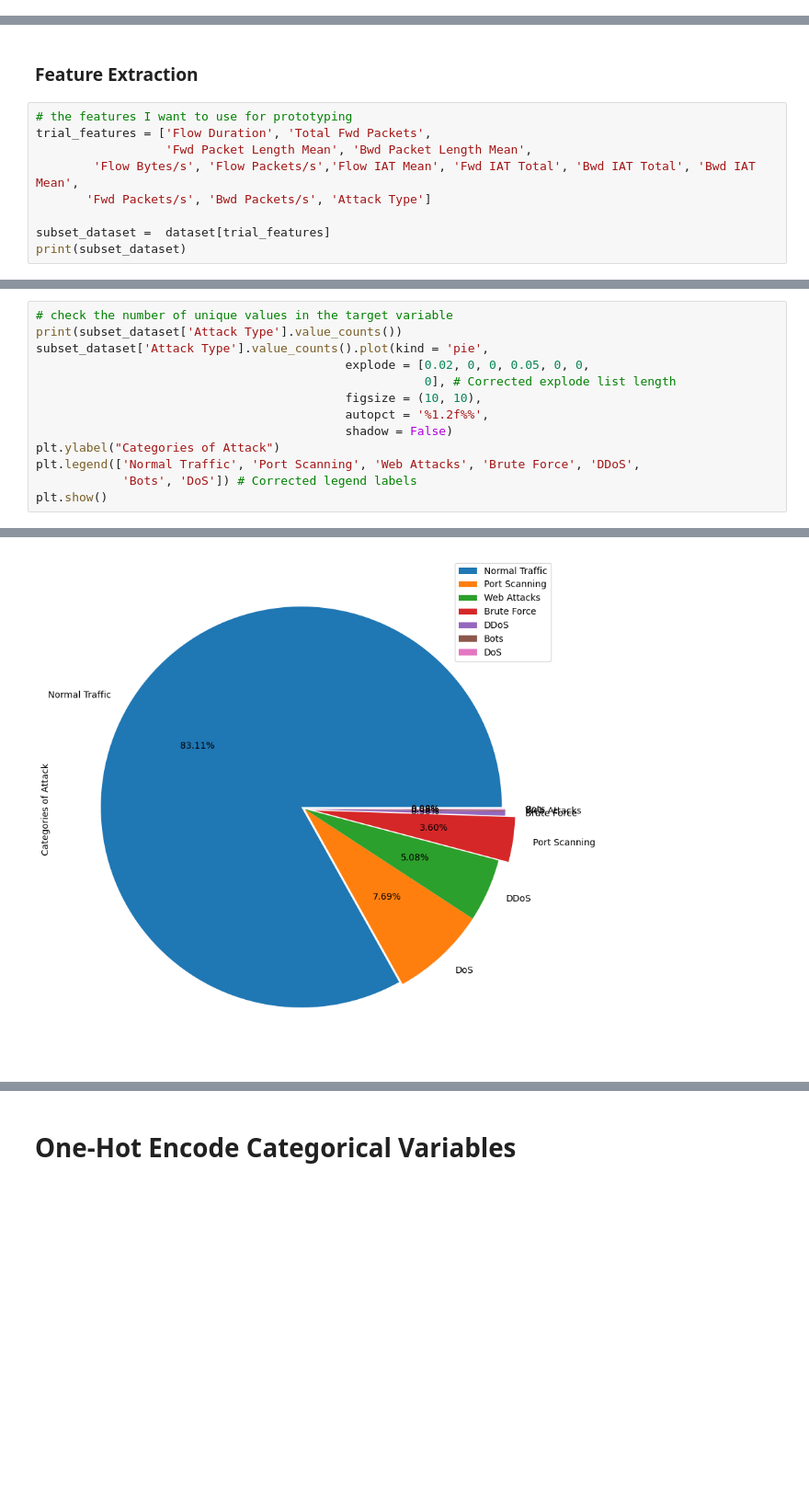
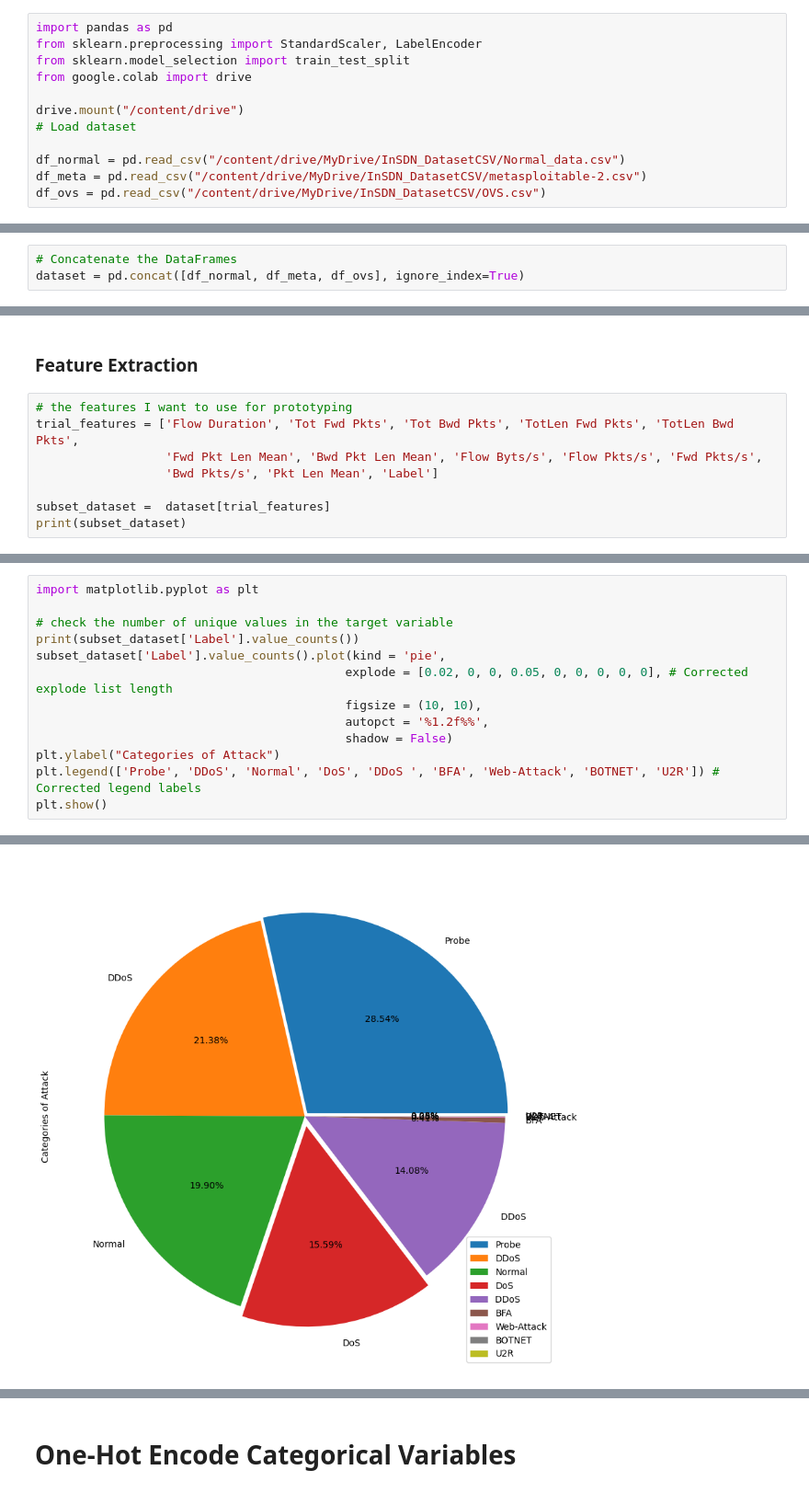
Before and after one commit to Charlesrichie/Codespace-, a Jupyter notebook: IoT_ML_with_Ton_Dataset.ipynb, the cells around one changed output, grey strips where cells are left out. Shown at 92% size. Saved outputs shown, nothing was run; the diff lists cells and outputs as text; blank space fills up the shorter version.

```diff
--- a/IoT_ML_with_Ton_Dataset.ipynb
+++ b/IoT_ML_with_Ton_Dataset.ipynb
@@ -55,2 +21,14 @@ Index(['Destination Port', 'Flow Duration', 'Total Fwd Packets',
 # %% [markdown]
 ### Load Datasets
+# %%
+import pandas as pd
+from sklearn.preprocessing import StandardScaler, LabelEncoder
+from sklearn.model_selection import train_test_split
+from google.colab import drive
+
+drive.mount("/content/drive")
+# Load dataset
+
+df_normal = pd.read_csv("/content/drive/MyDrive/InSDN_DatasetCSV/Normal_data.csv")
+df_meta = pd.read_csv("/content/drive/MyDrive/InSDN_DatasetCSV/metasploitable-2.csv")
+df_ovs = pd.read_csv("/content/drive/MyDrive/InSDN_DatasetCSV/OVS.csv")
@@ -57,3 +37,6 @@ Index(['Destination Port', 'Flow Duration', 'Total Fwd Packets',
+# %%
+# Concatenate the DataFrames
+dataset = pd.concat([df_normal, df_meta, df_ovs], ignore_index=True)
 # %%
 dataset.tail(30)
 # %% [output]
@@ -107,10 +90,9 @@ Unique values in the 'category' column
 ### Feature Extraction
 # %%
 # the features I want to use for prototyping
-trial_features = ['Flow Duration', 'Total Fwd Packets',
-                  'Fwd Packet Length Mean', 'Bwd Packet Length Mean',
-        'Flow Bytes/s', 'Flow Packets/s','Flow IAT Mean', 'Fwd IAT Total', 'Bwd IAT Total', 'Bwd IAT Mean',
-       'Fwd Packets/s', 'Bwd Packets/s', 'Attack Type']
+trial_features = ['Flow Duration', 'Tot Fwd Pkts', 'Tot Bwd Pkts', 'TotLen Fwd Pkts', 'TotLen Bwd Pkts',
+                  'Fwd Pkt Len Mean', 'Bwd Pkt Len Mean', 'Flow Byts/s', 'Flow Pkts/s', 'Fwd Pkts/s',
+                  'Bwd Pkts/s', 'Pkt Len Mean', 'Label']
 
 subset_dataset =  dataset[trial_features]
 print(subset_dataset)
@@ -135,14 +117,14 @@ print(subset_dataset)
 # %%
+import matplotlib.pyplot as plt
+
 # check the number of unique values in the target variable
-print(subset_dataset['Attack Type'].value_counts())
-subset_dataset['Attack Type'].value_counts().plot(kind = 'pie',
-                                           explode = [0.02, 0, 0, 0.05, 0, 0,
-                                                      0], # Corrected explode list length
+print(subset_dataset['Label'].value_counts())
+subset_dataset['Label'].value_counts().plot(kind = 'pie',
+                                           explode = [0.02, 0, 0, 0.05, 0, 0, 0, 0, 0], # Corrected explode list length
                                            figsize = (10, 10),
                                            autopct = '%1.2f%%',
                                            shadow = False)
 plt.ylabel("Categories of Attack")
-plt.legend(['Normal Traffic', 'Port Scanning', 'Web Attacks', 'Brute Force', 'DDoS',
-            'Bots', 'DoS']) # Corrected legend labels
+plt.legend(['Probe', 'DDoS', 'Normal', 'DoS', 'DDoS ', 'BFA', 'Web-Attack', 'BOTNET', 'U2R']) # Corrected legend labels
 plt.show()
 # %% [output]
@@ -157,5 +141,5 @@ Bots                 1948
 Name: count, dtype: int64
-[figure, old version]
+[figure, new version]
 # %%
 # check the data type of dataframe columns
 subset_dataset.dtypes
```
Also changed, not shown: parts of 28 cells of this notebook.
